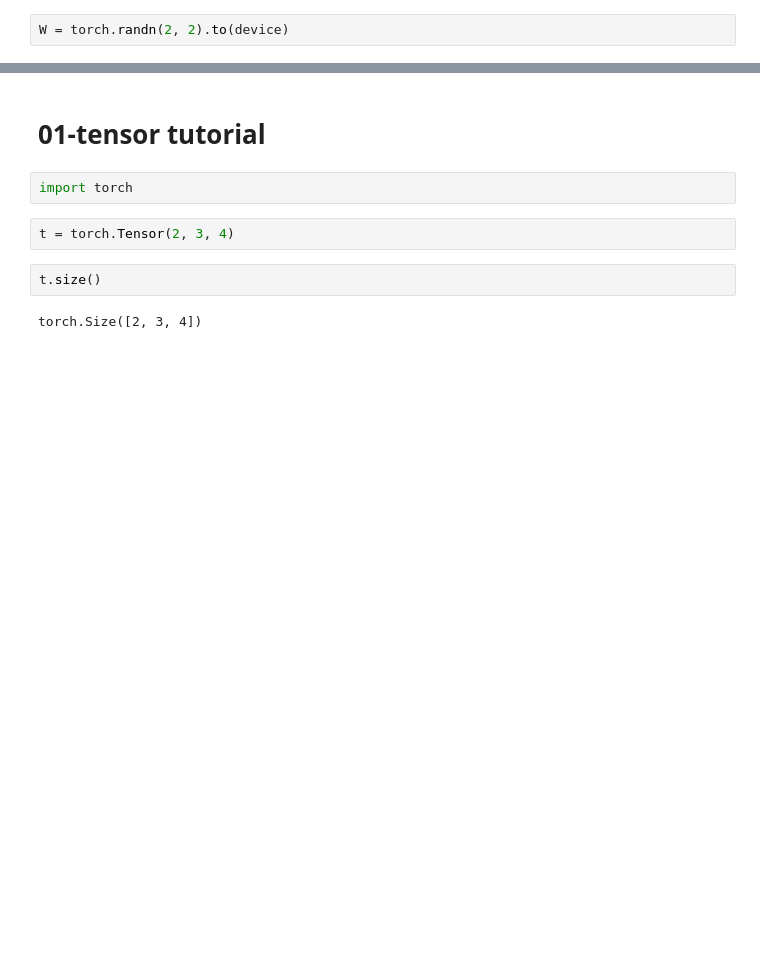
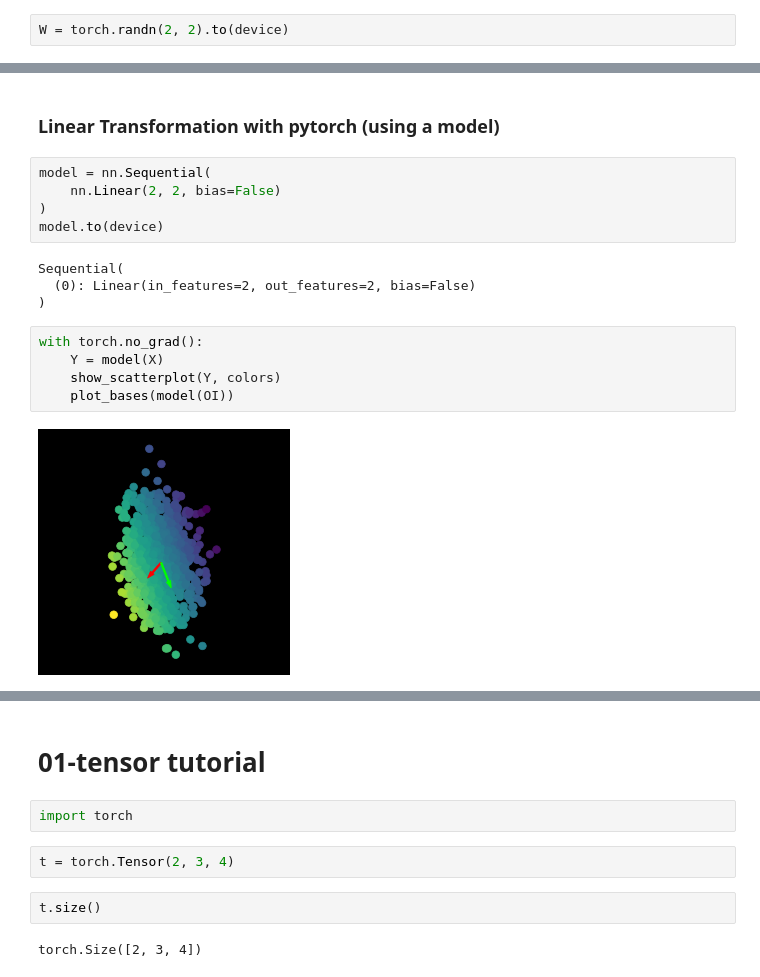
Before and after one commit to Ryanglambert/pytorch-Deep-Learning, a Jupyter notebook: scratch.ipynb, the cells around one changed output, grey strips where cells are left out. Cells and saved outputs as stored; diff of their text form; blank space fills up the shorter version.

```diff
--- a/scratch.ipynb
+++ b/scratch.ipynb
@@ -58,0 +102,18 @@ tensor([[0.3091, 1.4202],
+# %% [markdown]
+### Linear Transformation with pytorch (using a model)
+# %%
+model = nn.Sequential(
+    nn.Linear(2, 2, bias=False)
+)
+model.to(device)
+# %% [output]
+Sequential(
+  (0): Linear(in_features=2, out_features=2, bias=False)
+)
+# %%
+with torch.no_grad():
+    Y = model(X)
+    show_scatterplot(Y, colors)
+    plot_bases(model(OI))
+# %% [output]
+[figure, added]
```
Also changed, not shown: parts of 30 cells of this notebook, 1 other file.
